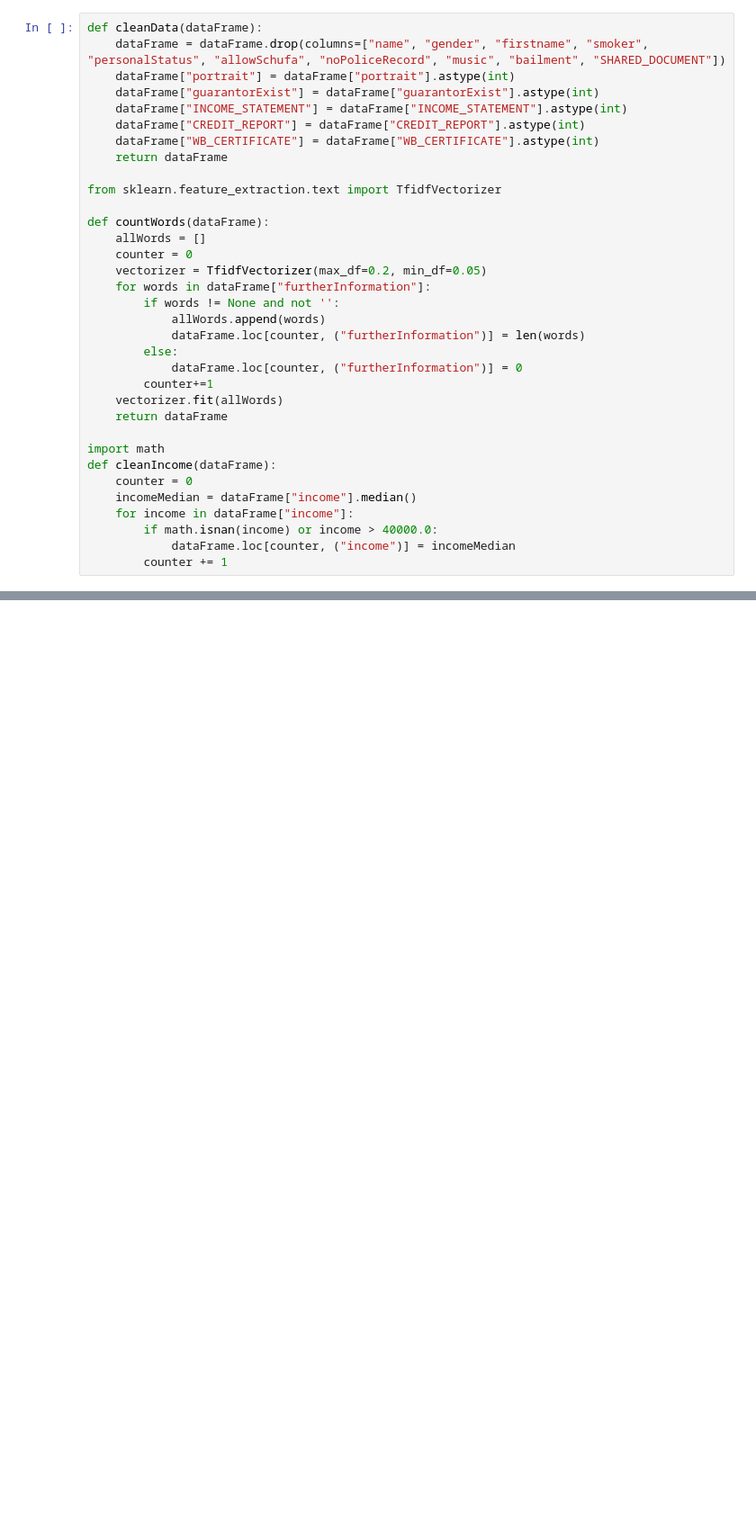
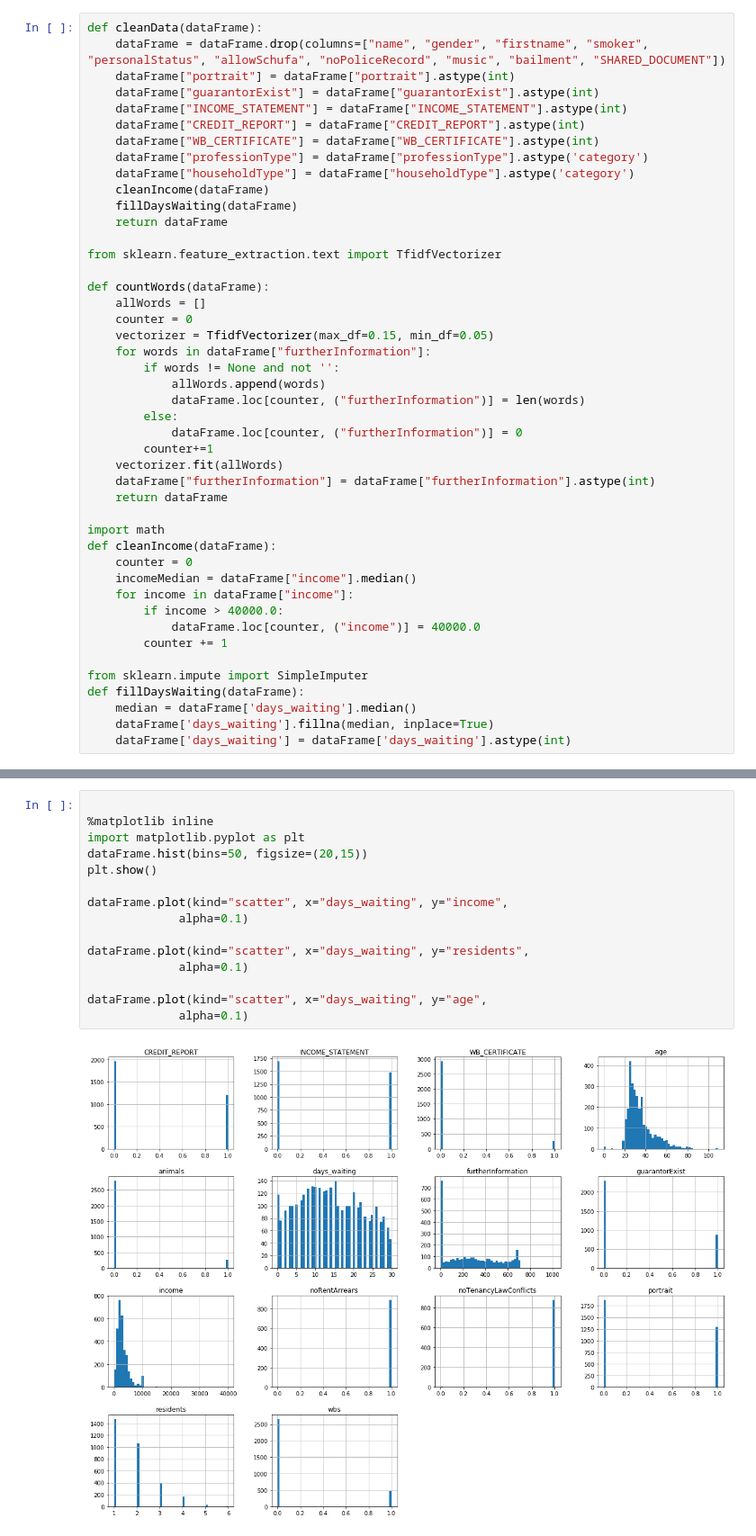
Before and after one commit to Falumpaset/handson-ml2, a Jupyter notebook: Untitled.ipynb, the cells around one changed output, grey strips where cells are left out. Shown at 90% size. Drawn from its saved outputs; the diff is of its cells as text; blank space fills up the shorter version.

```diff
--- a/Untitled.ipynb
+++ b/Untitled.ipynb
@@ -80,6 +96,10 @@ def cleanData(dataFrame):
     dataFrame["INCOME_STATEMENT"] = dataFrame["INCOME_STATEMENT"].astype(int)
     dataFrame["CREDIT_REPORT"] = dataFrame["CREDIT_REPORT"].astype(int)
     dataFrame["WB_CERTIFICATE"] = dataFrame["WB_CERTIFICATE"].astype(int)
+    dataFrame["professionType"] = dataFrame["professionType"].astype('category')
+    dataFrame["householdType"] = dataFrame["householdType"].astype('category')
+    cleanIncome(dataFrame)
+    fillDaysWaiting(dataFrame)
     return dataFrame
 
 from sklearn.feature_extraction.text import TfidfVectorizer
@@ -87,7 +107,7 @@ from sklearn.feature_extraction.text import TfidfVectorizer
 def countWords(dataFrame):
     allWords = []
     counter = 0
-    vectorizer = TfidfVectorizer(max_df=0.2, min_df=0.05)
+    vectorizer = TfidfVectorizer(max_df=0.15, min_df=0.05)
     for words in dataFrame["furtherInformation"]:
         if words != None and not '':
             allWords.append(words)
@@ -96,6 +116,7 @@ def countWords(dataFrame):
             dataFrame.loc[counter, ("furtherInformation")] = 0
         counter+=1
     vectorizer.fit(allWords)
+    dataFrame["furtherInformation"] = dataFrame["furtherInformation"].astype(int)
     return dataFrame
 
 import math
@@ -103,7 +124,13 @@ def cleanIncome(dataFrame):
     counter = 0
     incomeMedian = dataFrame["income"].median()
     for income in dataFrame["income"]:
-        if math.isnan(income) or income > 40000.0:
-            dataFrame.loc[counter, ("income")] = incomeMedian
+        if income > 40000.0:
+            dataFrame.loc[counter, ("income")] = 40000.0
         counter += 1
+
+from sklearn.impute import SimpleImputer
+def fillDaysWaiting(dataFrame):
+    median = dataFrame['days_waiting'].median()
+    dataFrame['days_waiting'].fillna(median, inplace=True)
+    dataFrame['days_waiting'] = dataFrame['days_waiting'].astype(int)
 # %%
@@ -128,0 +227,17 @@ plt.show()
+# %%
+
+%matplotlib inline
+import matplotlib.pyplot as plt
+dataFrame.hist(bins=50, figsize=(20,15))
+plt.show()
+
+dataFrame.plot(kind="scatter", x="days_waiting", y="income",
+             alpha=0.1)
+
+dataFrame.plot(kind="scatter", x="days_waiting", y="residents",
+             alpha=0.1)
+
+dataFrame.plot(kind="scatter", x="days_waiting", y="age",
+             alpha=0.1)
+# %% [output]
+[figure, added]
```
Also changed, not shown: parts of 33 cells of this notebook, 46 other files.
